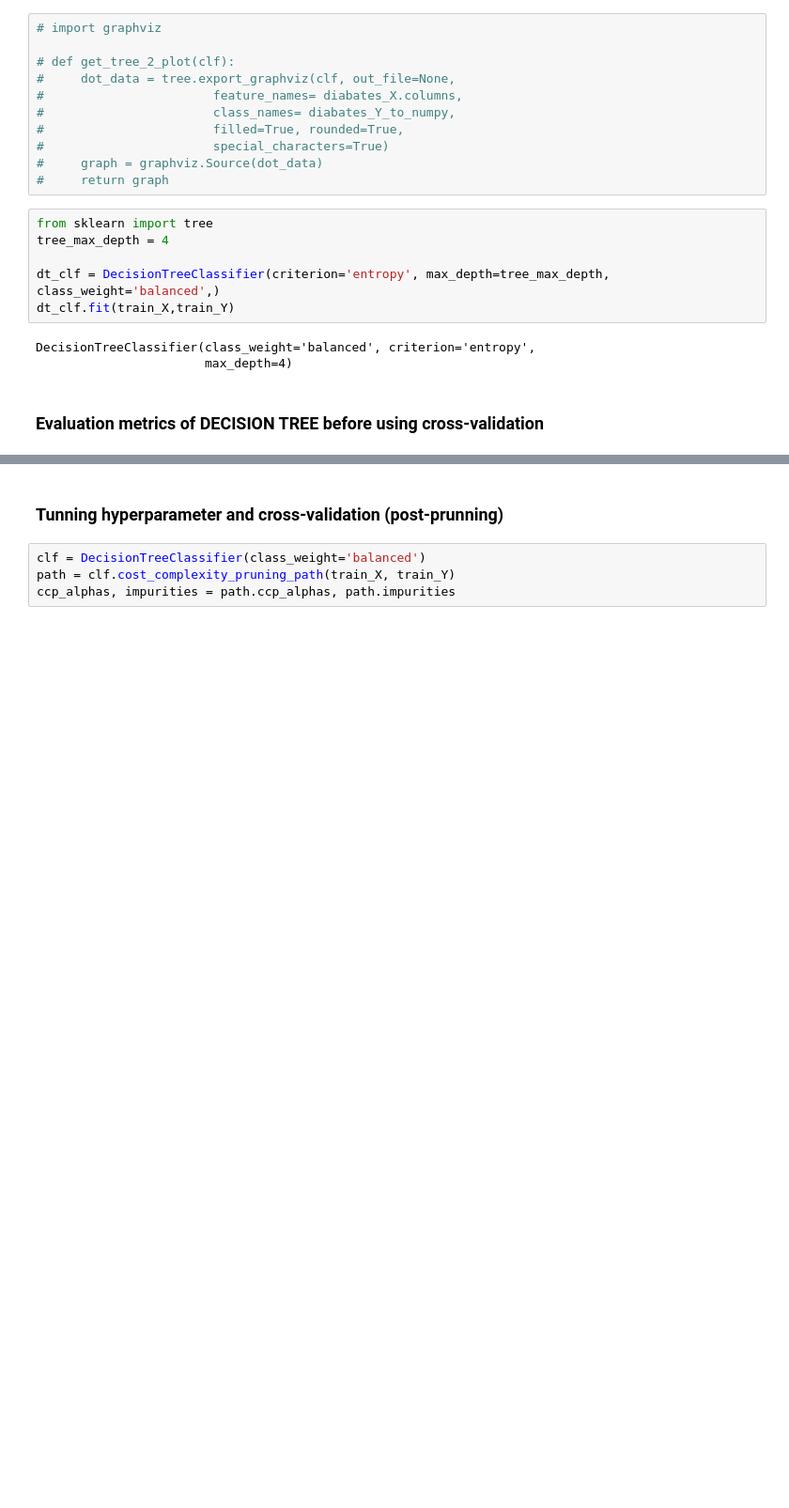
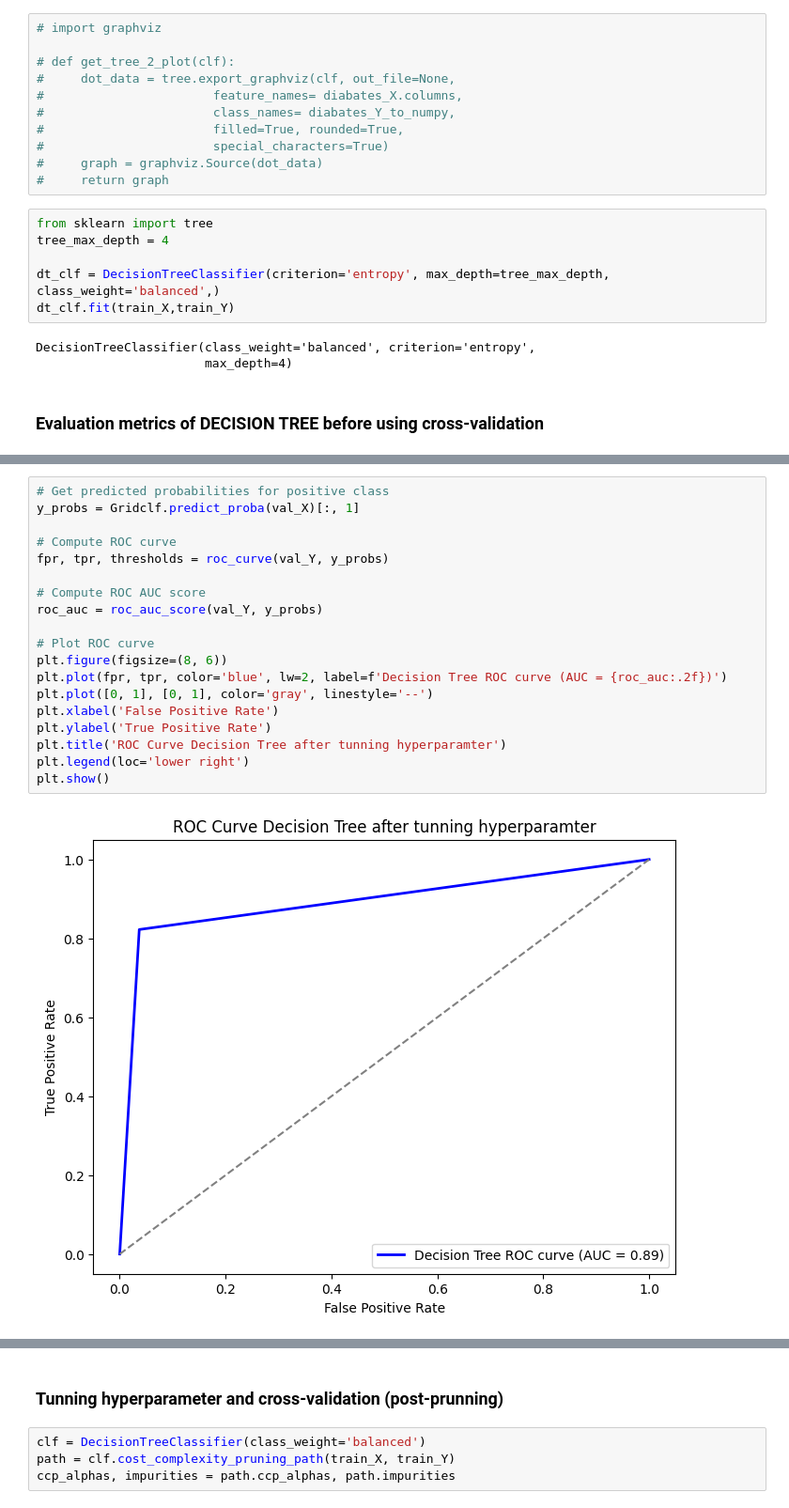
Before and after one commit to Stephenlao/asm1_ML, a Jupyter notebook: asm1.ipynb, the cells around one changed output, grey strips where cells are left out. Shown at 94% size. Saved outputs shown, nothing was run; the diff lists cells and outputs as text; blank space fills up the shorter version.

```diff
--- a/asm1.ipynb
+++ b/asm1.ipynb
@@ -709,0 +749,21 @@ plt.show()
+# %%
+# Get predicted probabilities for positive class
+y_probs = Gridclf.predict_proba(val_X)[:, 1]
+
+# Compute ROC curve
+fpr, tpr, thresholds = roc_curve(val_Y, y_probs)
+
+# Compute ROC AUC score
+roc_auc = roc_auc_score(val_Y, y_probs)
+
+# Plot ROC curve
+plt.figure(figsize=(8, 6))
+plt.plot(fpr, tpr, color='blue', lw=2, label=f'Decision Tree ROC curve (AUC = {roc_auc:.2f})')
+plt.plot([0, 1], [0, 1], color='gray', linestyle='--')
+plt.xlabel('False Positive Rate')
+plt.ylabel('True Positive Rate')
+plt.title('ROC Curve Decision Tree after tunning hyperparamter')
+plt.legend(loc='lower right')
+plt.show()
+# %% [output]
+[figure, added]
```
Also changed, not shown: parts of 35 cells of this notebook.
